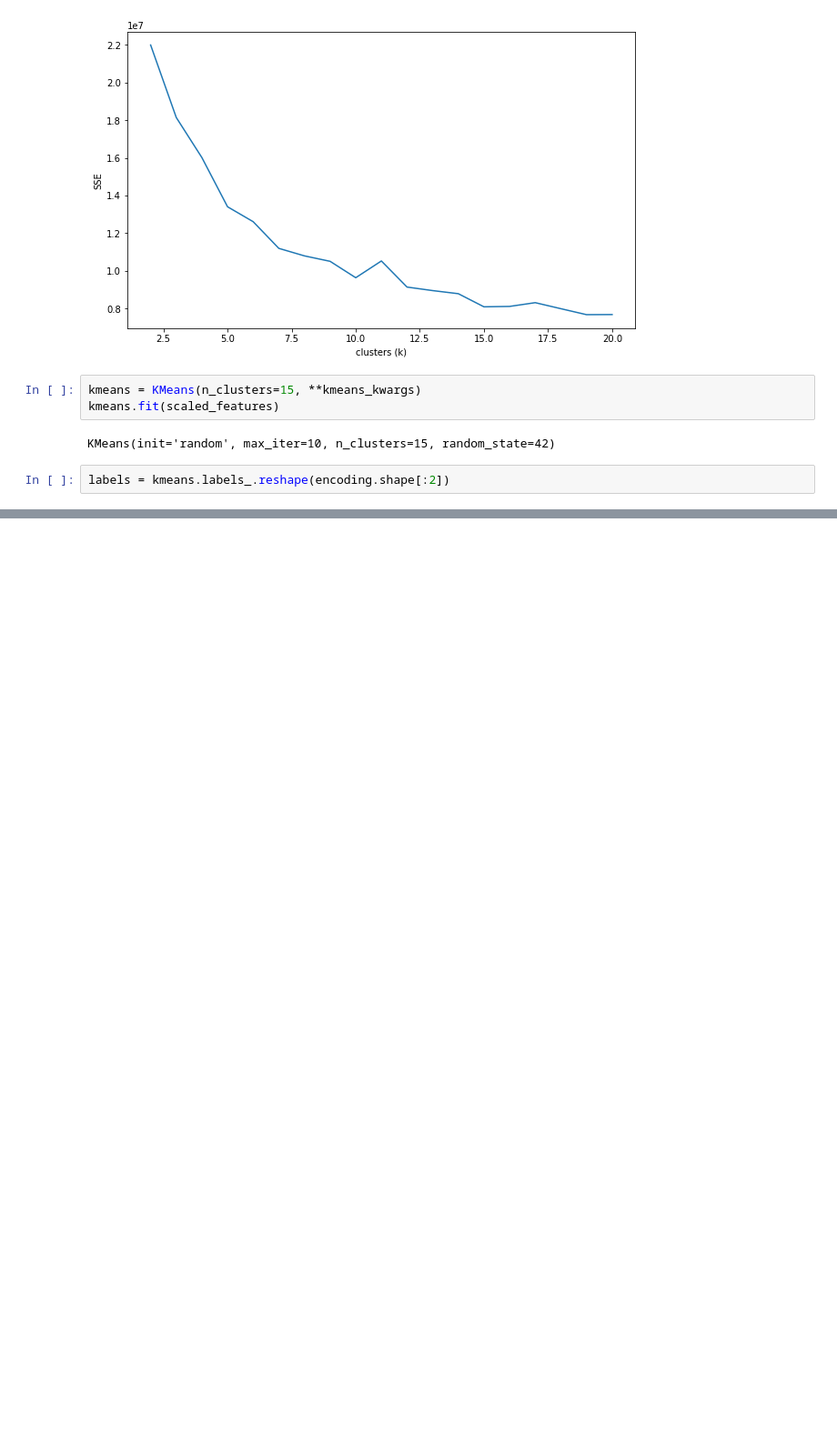
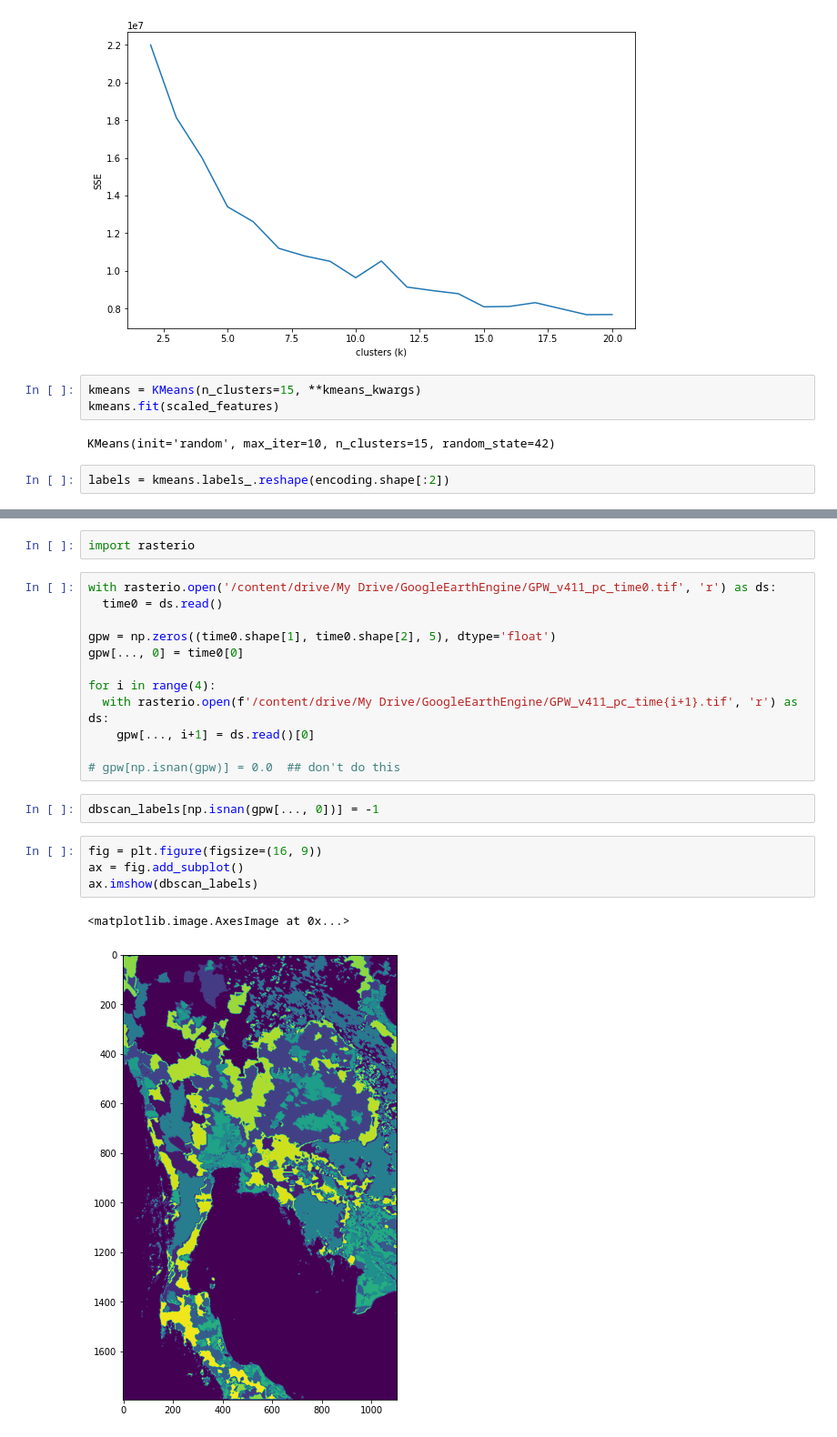
Before and after one commit to olley102/CommunityDetectionURSS, a Jupyter notebook: clustering_image_segmentation.ipynb, the cells around one changed output, grey strips where cells are left out. Shown at 91% size. Drawn from its saved outputs; the diff is of its cells as text; blank space fills up the shorter version.

```diff
--- a/clustering_image_segmentation.ipynb
+++ b/clustering_image_segmentation.ipynb
@@ -107,0 +168,23 @@ fig.savefig('windowae_cluster_kmeans15')
+# %%
+import rasterio
+# %%
+with rasterio.open('/content/drive/My Drive/GoogleEarthEngine/GPW_v411_pc_time0.tif', 'r') as ds:
+  time0 = ds.read()
+
+gpw = np.zeros((time0.shape[1], time0.shape[2], 5), dtype='float')
+gpw[..., 0] = time0[0]
+
+for i in range(4):
+  with rasterio.open(f'/content/drive/My Drive/GoogleEarthEngine/GPW_v411_pc_time{i+1}.tif', 'r') as ds:
+    gpw[..., i+1] = ds.read()[0]
+
+# gpw[np.isnan(gpw)] = 0.0  ## don't do this
+# %%
+dbscan_labels[np.isnan(gpw[..., 0])] = -1
+# %%
+fig = plt.figure(figsize=(16, 9))
+ax = fig.add_subplot()
+ax.imshow(dbscan_labels)
+# %% [output]
+<matplotlib.image.AxesImage at 0x...>
+[figure, added]
```
Also changed, not shown: parts of 14 cells of this notebook.
